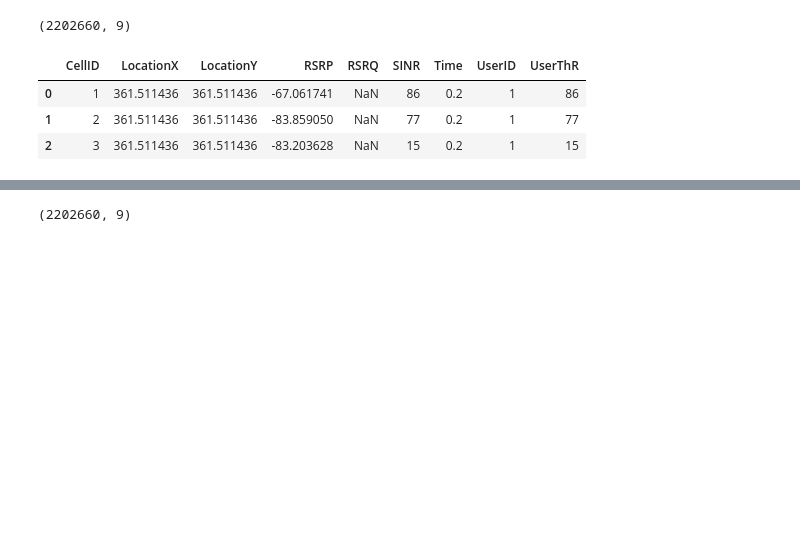
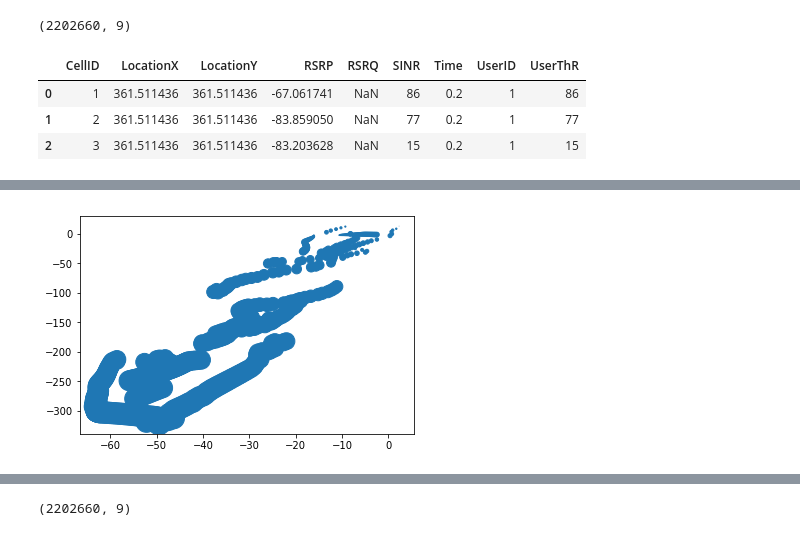
Before and after one commit to Tupevarj/telecommunication, a Jupyter notebook: scriptTest.ipynb, the cells around one changed output, grey strips where cells are left out. Drawn from its saved outputs; the diff is of its cells as text; code cells hidden in the pictures; blank space fills up the shorter version.

```diff
--- a/scriptTest.ipynb
+++ b/scriptTest.ipynb
@@ -75,0 +175,6 @@ KeyError: 4
+# %%
+
+plt.scatter(out[:, 0], out[:, 1], out[:,2])
+plt.show()
+# %% [output]
+[figure, added]
```
Also changed, not shown: parts of 23 cells of this notebook, 3 other files.
